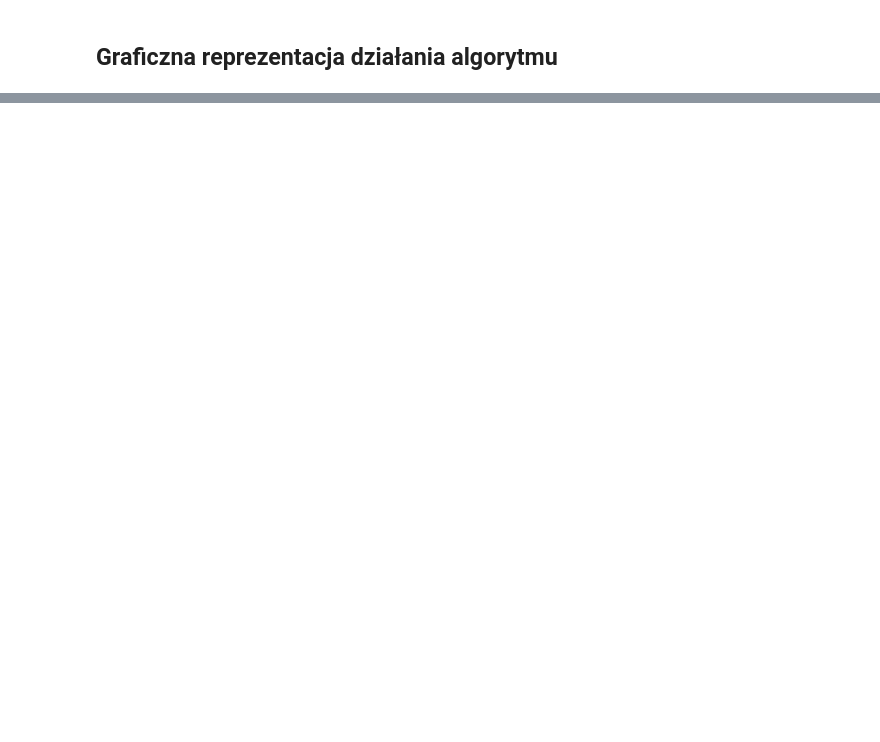
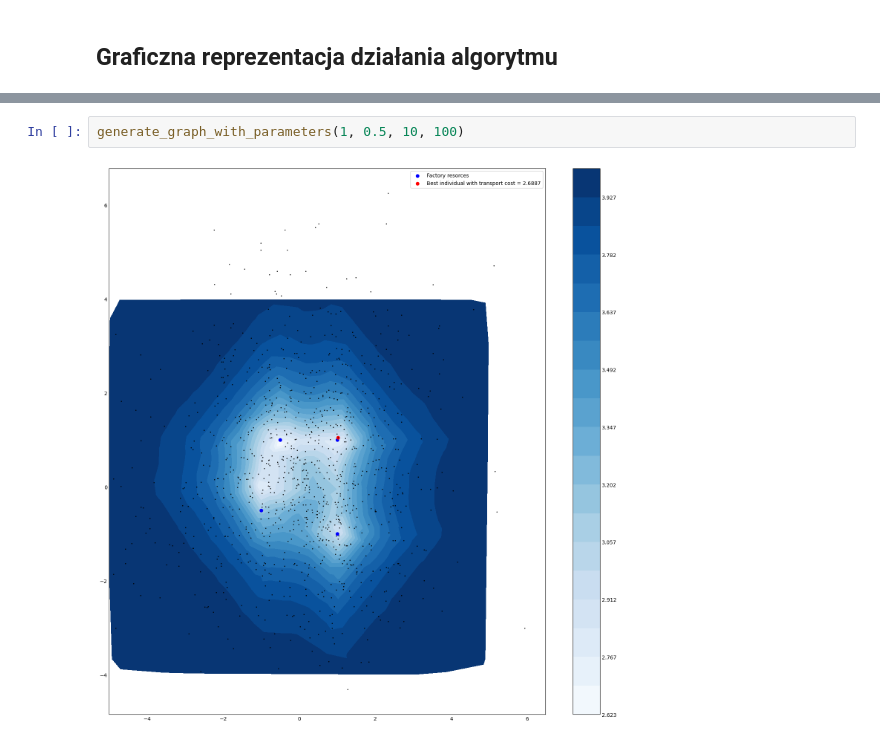
Before and after one commit to goshakowska/AI_evolutionary_algorithm, a Jupyter notebook: WSI_LAB_2.ipynb, the cells around one changed output, grey strips where cells are left out. Cells and saved outputs as stored; diff of their text form; blank space fills up the shorter version.

```diff
--- a/WSI_LAB_2.ipynb
+++ b/WSI_LAB_2.ipynb
@@ -626,0 +581,4 @@ plt.show()
+# %%
+generate_graph_with_parameters(1, 0.5, 10, 100)
+# %% [output]
+[figure, added]
```
Also changed, not shown: parts of 44 cells of this notebook.
